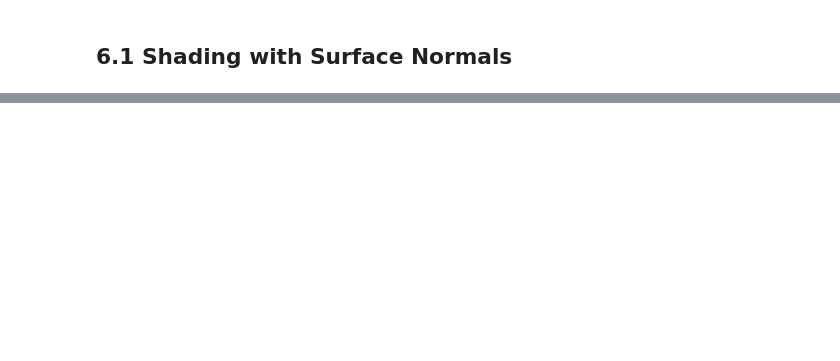
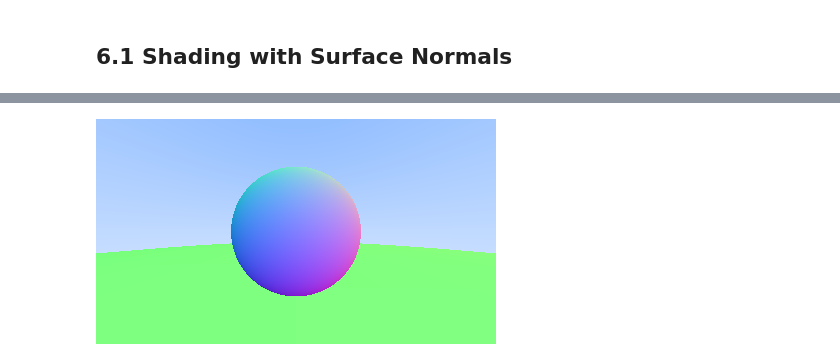
Before and after one commit to GregorioFornetti/atividades-cg, a Jupyter notebook: tutorial/tutorial.ipynb, the cells around one changed output, grey strips where cells are left out. Cells and saved outputs as stored; diff of their text form; code cells hidden in the pictures; blank space fills up the shorter version.

```diff
--- a/tutorial/tutorial.ipynb
+++ b/tutorial/tutorial.ipynb
@@ -157,0 +384,5 @@ Espaçamento vertical dos pixels:
+# %%
+class Hittable:
+
+    def hit(self, ray: Ray, t_interval: Interval) -> "tuple[bool, HitRecord]":
+        raise NotImplementedError('Esse método método deve ser implementado na classe filha.')
@@ -157,0 +425,39 @@ Espaçamento vertical dos pixels:
+# %%
+class HittableList:
+
+    def __init__(self):
+        self.objects: list[Hittable] = []
+
+    def add(self, obj: Hittable):
+        self.objects.append(obj)
+
+    def clear(self):
+        self.objects.clear()
+
+    def hit(self, ray: Ray, interval: Interval) -> "tuple[bool, HitRecord]":
+        hit_anything = False
+        closest_so_far = interval.max
+        for obj in self.objects:
+            hit, rec = obj.hit(ray, Interval(interval.min, closest_so_far))
+            if hit:
+                hit_anything = True
+                closest_so_far = rec.t
+                hit_record = rec
+
+        if hit_anything:
+            return True, hit_record
+        else:
+            return False, None
+# %%
+def ray_color(ray: Ray, world: HittableList) -> Color:
+    hit, rec = world.hit(ray, Interval(0, infinity))
+    if hit:
+        return Color((0.5 * (rec.normal + Color([1, 1, 1]))).vec)
+
+    unit_direction = ray.direction.unit_vector()
+    t = 0.5 * (unit_direction.y + 1.0)
+    return (1.0 - t) * Color([1.0, 1.0, 1.0]) + t * Color([0.5, 0.7, 1.0])
+
+raytrace_pipeline('6-first-world-with-interval.png')
+# %% [output]
+[figure, added]
```
Also changed, not shown: parts of 18 cells of this notebook, 3 other files.
